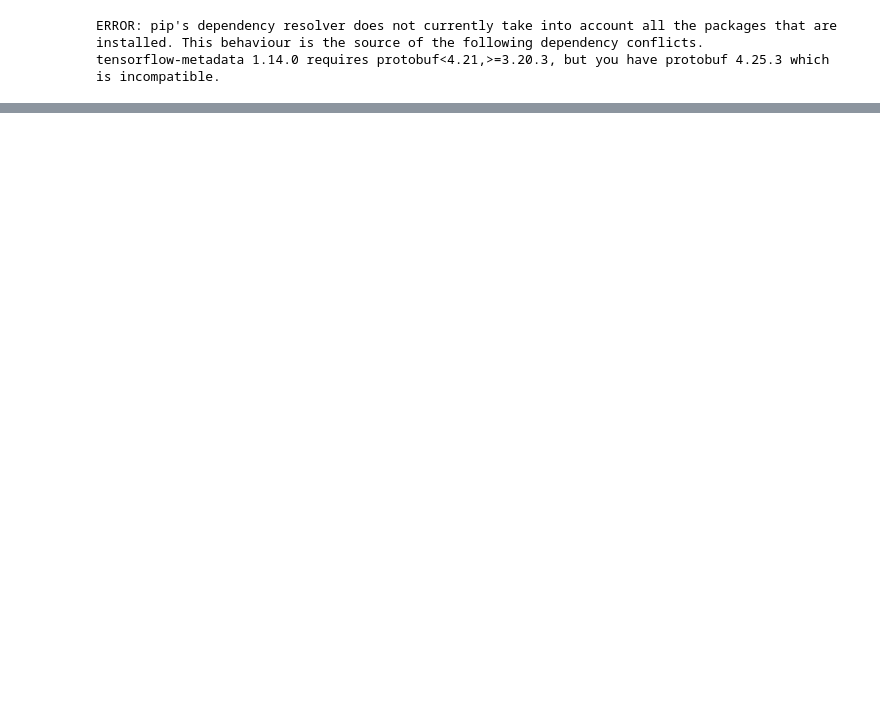
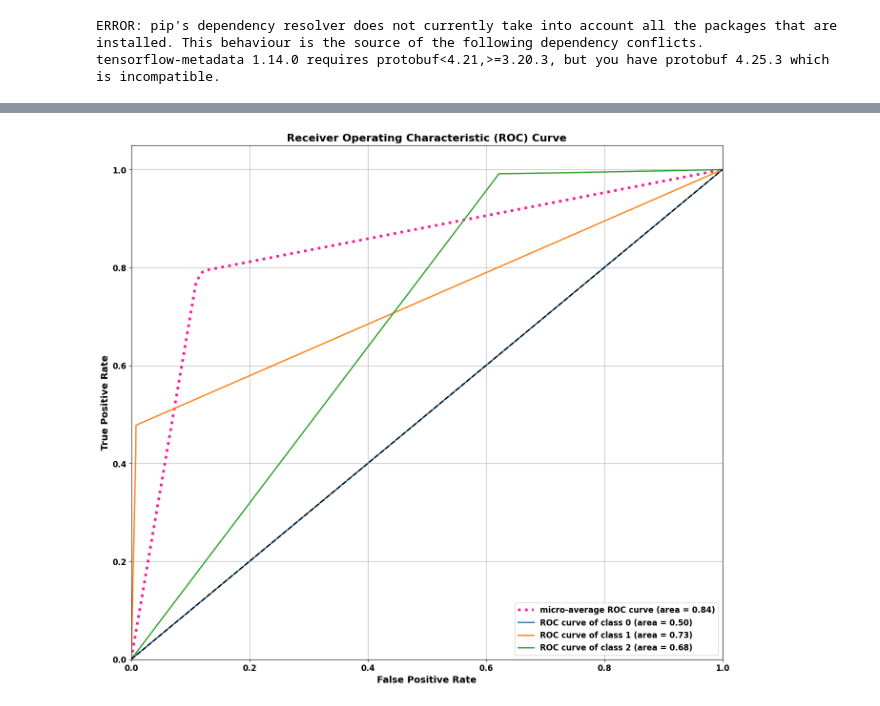
Before and after one commit to RafsanJany-44/Learning_Federated_Approch, a Jupyter notebook: flower_TensoreFlow_Model_Save.ipynb, the cells around one changed output, grey strips where cells are left out. Saved outputs shown, nothing was run; the diff lists cells and outputs as text; code cells hidden in the pictures; blank space fills up the shorter version.

```diff
--- a/flower_TensoreFlow_Model_Save.ipynb
+++ b/flower_TensoreFlow_Model_Save.ipynb
@@ -659,0 +435,3 @@ loaded_model.evaluate(x_test, y_test, verbose=VERBOSE)
+# %%
+ROC(loaded_model)
+# %% [output]
@@ -659,0 +439 @@ loaded_model.evaluate(x_test, y_test, verbose=VERBOSE)
+[figure, added]
```
Also changed, not shown: parts of 44 cells of this notebook.
